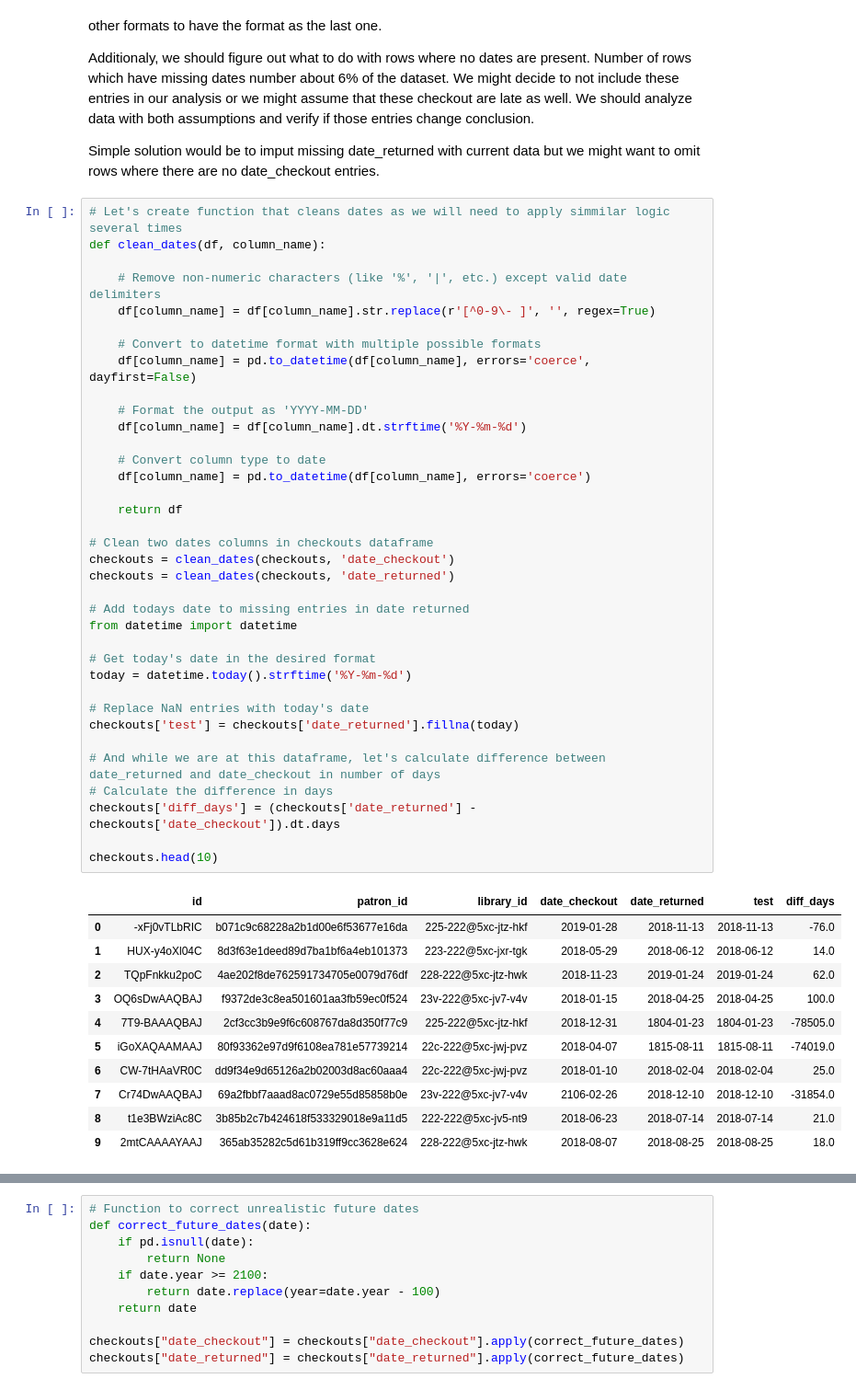
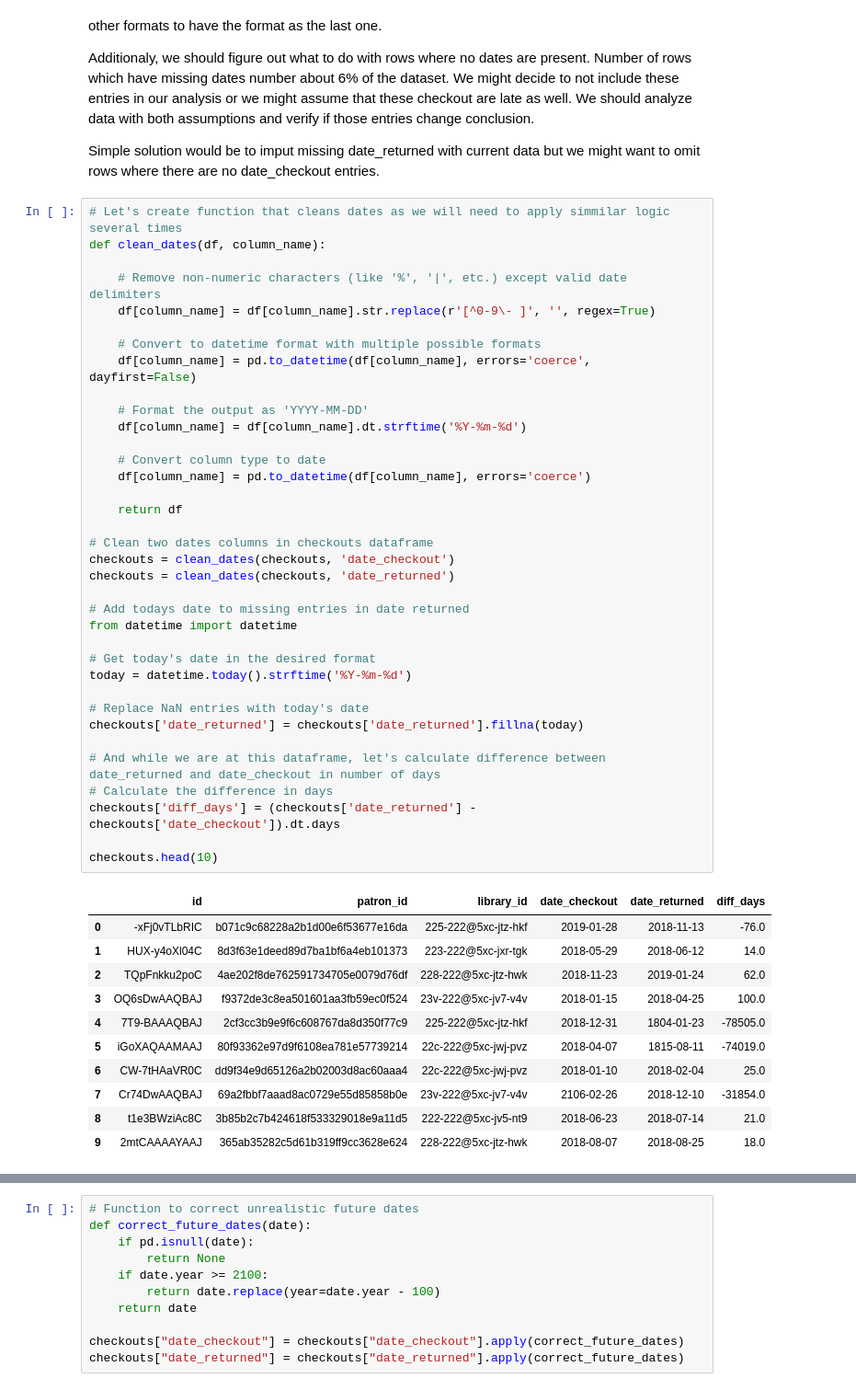
Before and after one commit to zelenbaba/billups_test, a Jupyter notebook: notebooks/data_preparation.ipynb, the cells around one changed output, grey strips where cells are left out. Shown: that part at 92% size. Cells and saved outputs as stored; diff of their text form.

```diff
--- a/notebooks/explorative_analysis.ipynb
+++ b/notebooks/data_preparation.ipynb
@@ -179,42 +258,42 @@ def clean_dates(df, column_name):
 
     # Convert to datetime format with multiple possible formats
     df[column_name] = pd.to_datetime(df[column_name], errors='coerce', dayfirst=False)
 
     # Format the output as 'YYYY-MM-DD'
     df[column_name] = df[column_name].dt.strftime('%Y-%m-%d')
 
     # Convert column type to date
     df[column_name] = pd.to_datetime(df[column_name], errors='coerce')
 
     return df
 
 # Clean two dates columns in checkouts dataframe
 checkouts = clean_dates(checkouts, 'date_checkout')
 checkouts = clean_dates(checkouts, 'date_returned')
 
 # Add todays date to missing entries in date returned
 from datetime import datetime
 
 # Get today's date in the desired format
 today = datetime.today().strftime('%Y-%m-%d')
 
 # Replace NaN entries with today's date
-checkouts['test'] = checkouts['date_returned'].fillna(today)
+checkouts['date_returned'] = checkouts['date_returned'].fillna(today)
 
 # And while we are at this dataframe, let's calculate difference between date_returned and date_checkout in number of days
 # Calculate the difference in days
 checkouts['diff_days'] = (checkouts['date_returned'] - checkouts['date_checkout']).dt.days
 
 checkouts.head(10)
 # %% [output]
-|  | id | patron_id | library_id | date_checkout | date_returned | test | diff_days |
-| 0 | -xFj0vTLbRIC | b071c9c68228a2b1d00e6f53677e16da | 225-222@5xc-jtz-hkf | 2019-01-28 | 2018-11-13 | 2018-11-13 | -76.0 |
-| 1 | HUX-y4oXl04C | 8d3f63e1deed89d7ba1bf6a4eb101373 | 223-222@5xc-jxr-tgk | 2018-05-29 | 2018-06-12 | 2018-06-12 | 14.0 |
-| 2 | TQpFnkku2poC | 4ae202f8de762591734705e0079d76df | 228-222@5xc-jtz-hwk | 2018-11-23 | 2019-01-24 | 2019-01-24 | 62.0 |
-| 3 | OQ6sDwAAQBAJ | f9372de3c8ea501601aa3fb59ec0f524 | 23v-222@5xc-jv7-v4v | 2018-01-15 | 2018-04-25 | 2018-04-25 | 100.0 |
-| 4 | 7T9-BAAAQBAJ | 2cf3cc3b9e9f6c608767da8d350f77c9 | 225-222@5xc-jtz-hkf | 2018-12-31 | 1804-01-23 | 1804-01-23 | -78505.0 |
-| 5 | iGoXAQAAMAAJ | 80f93362e97d9f6108ea781e57739214 | 22c-222@5xc-jwj-pvz | 2018-04-07 | 1815-08-11 | 1815-08-11 | -74019.0 |
-| 6 | CW-7tHAaVR0C | dd9f34e9d65126a2b02003d8ac60aaa4 | 22c-222@5xc-jwj-pvz | 2018-01-10 | 2018-02-04 | 2018-02-04 | 25.0 |
-| 7 | Cr74DwAAQBAJ | 69a2fbbf7aaad8ac0729e55d85858b0e | 23v-222@5xc-jv7-v4v | 2106-02-26 | 2018-12-10 | 2018-12-10 | -31854.0 |
-| 8 | t1e3BWziAc8C | 3b85b2c7b424618f533329018e9a11d5 | 222-222@5xc-jv5-nt9 | 2018-06-23 | 2018-07-14 | 2018-07-14 | 21.0 |
-| 9 | 2mtCAAAAYAAJ | 365ab35282c5d61b319ff9cc3628e624 | 228-222@5xc-jtz-hwk | 2018-08-07 | 2018-08-25 | 2018-08-25 | 18.0 |
+|  | id | patron_id | library_id | date_checkout | date_returned | diff_days |
+| 0 | -xFj0vTLbRIC | b071c9c68228a2b1d00e6f53677e16da | 225-222@5xc-jtz-hkf | 2019-01-28 | 2018-11-13 | -76.0 |
+| 1 | HUX-y4oXl04C | 8d3f63e1deed89d7ba1bf6a4eb101373 | 223-222@5xc-jxr-tgk | 2018-05-29 | 2018-06-12 | 14.0 |
+| 2 | TQpFnkku2poC | 4ae202f8de762591734705e0079d76df | 228-222@5xc-jtz-hwk | 2018-11-23 | 2019-01-24 | 62.0 |
+| 3 | OQ6sDwAAQBAJ | f9372de3c8ea501601aa3fb59ec0f524 | 23v-222@5xc-jv7-v4v | 2018-01-15 | 2018-04-25 | 100.0 |
+| 4 | 7T9-BAAAQBAJ | 2cf3cc3b9e9f6c608767da8d350f77c9 | 225-222@5xc-jtz-hkf | 2018-12-31 | 1804-01-23 | -78505.0 |
+| 5 | iGoXAQAAMAAJ | 80f93362e97d9f6108ea781e57739214 | 22c-222@5xc-jwj-pvz | 2018-04-07 | 1815-08-11 | -74019.0 |
+| 6 | CW-7tHAaVR0C | dd9f34e9d65126a2b02003d8ac60aaa4 | 22c-222@5xc-jwj-pvz | 2018-01-10 | 2018-02-04 | 25.0 |
+| 7 | Cr74DwAAQBAJ | 69a2fbbf7aaad8ac0729e55d85858b0e | 23v-222@5xc-jv7-v4v | 2106-02-26 | 2018-12-10 | -31854.0 |
+| 8 | t1e3BWziAc8C | 3b85b2c7b424618f533329018e9a11d5 | 222-222@5xc-jv5-nt9 | 2018-06-23 | 2018-07-14 | 21.0 |
+| 9 | 2mtCAAAAYAAJ | 365ab35282c5d61b319ff9cc3628e624 | 228-222@5xc-jtz-hwk | 2018-08-07 | 2018-08-25 | 18.0 |
```
Also changed, not shown: parts of 22 cells of this notebook, 2 other files.
